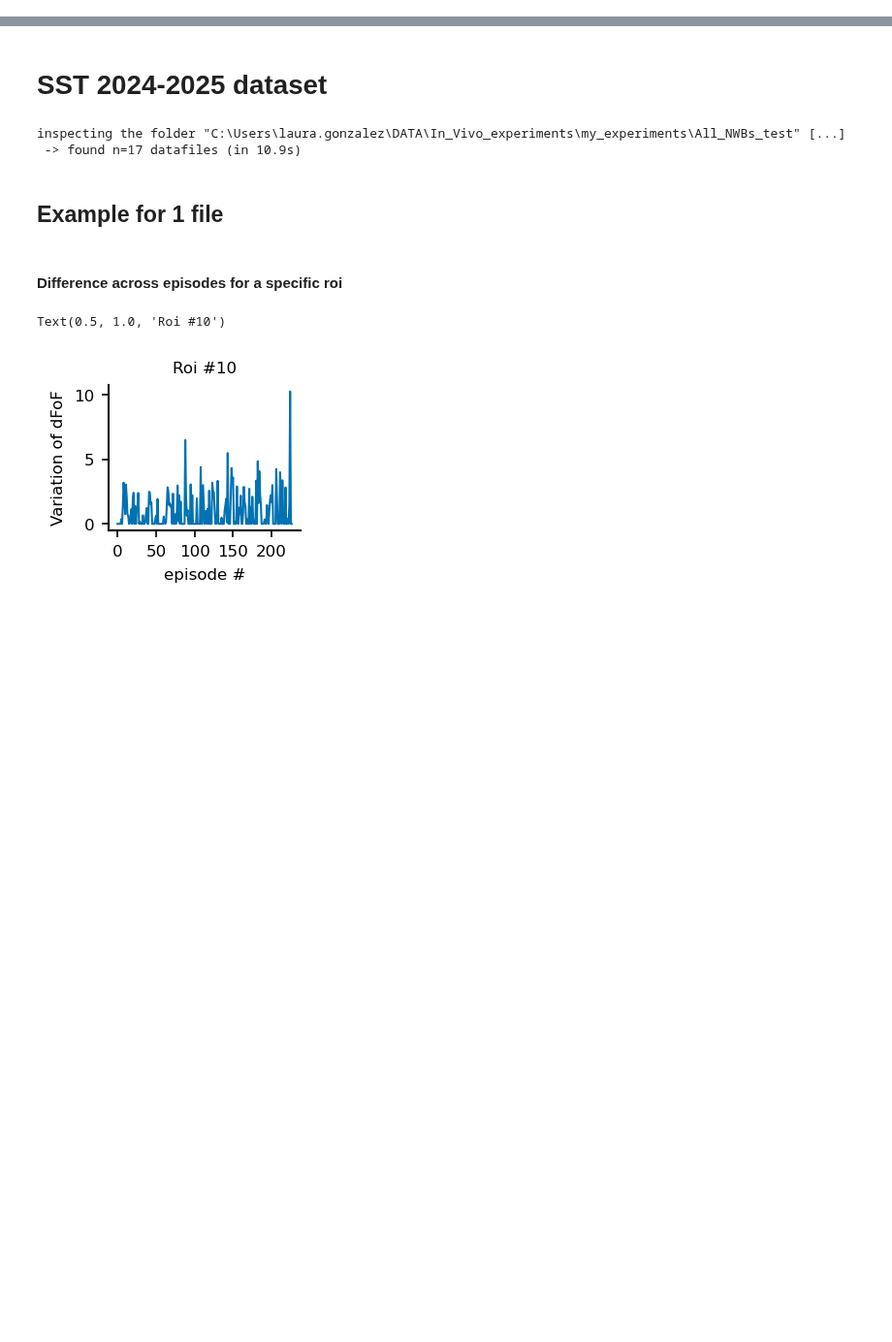
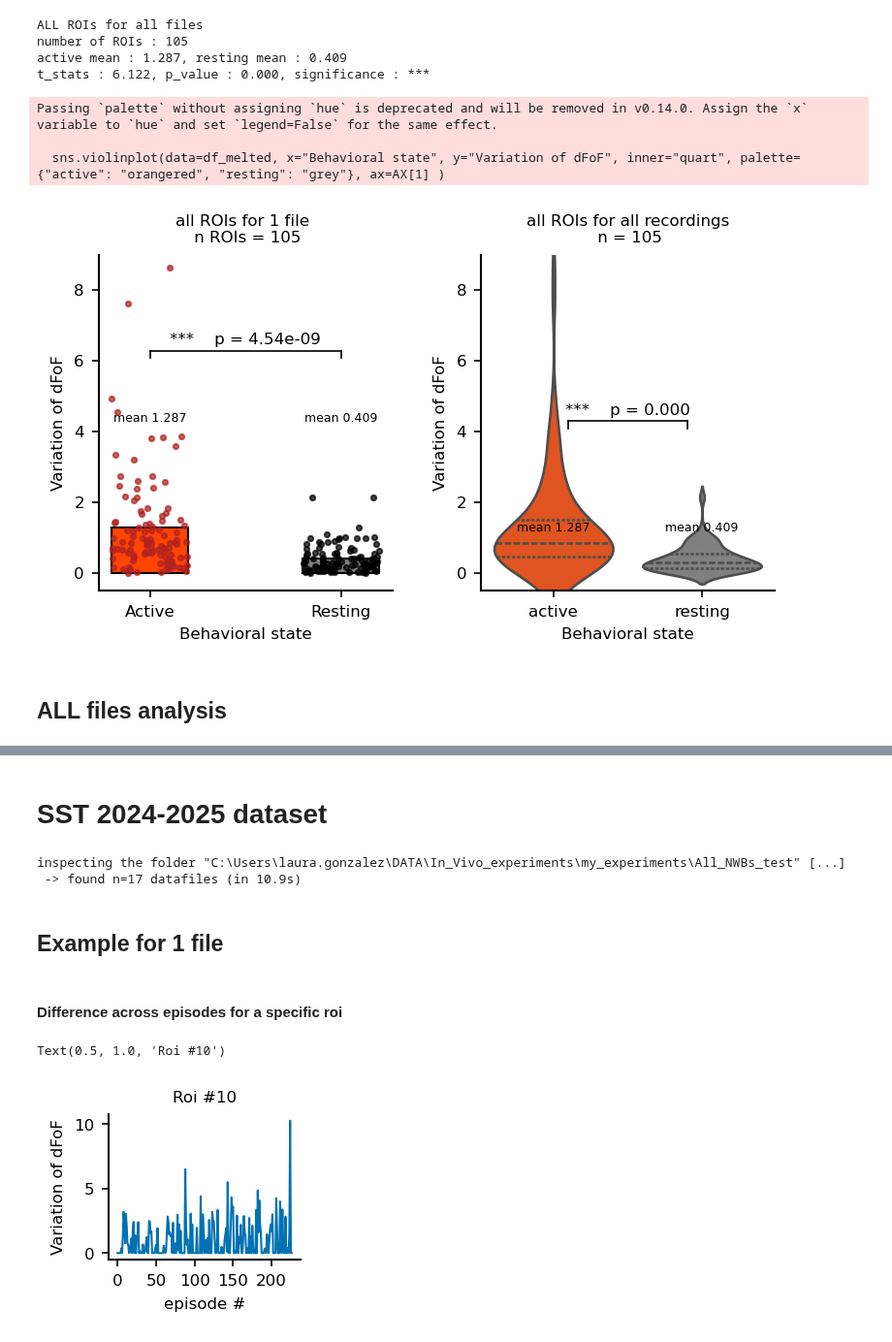
Before and after one commit to LauraGonzalez2000/physion, a Jupyter notebook: notebooks/personalized/variation_dFoF.ipynb, the cells around one changed output, grey strips where cells are left out. Shown at 97% size. Cells and saved outputs as stored; diff of their text form; code cells hidden in the pictures; blank space fills up the shorter version.

```diff
--- a/notebooks/personalized/variation_dFoF.ipynb
+++ b/notebooks/personalized/variation_dFoF.ipynb
@@ -36,0 +189,76 @@ def get_stats(all_diffs_act, all_diffs_rest):
+# %%
+
+cols = 2  # Number of columns per row
+rows = 1  # Compute the required number of rows
+#fig, AX = pt.figure(axes=(cols, rows), hspace=2, figsize=(2, 2))
+fig, AX = plt.subplots(rows, cols, figsize=(6, 3))
+fig.subplots_adjust(hspace=0.4, wspace=0.3)
+
+#############################################################################################################
+#barplot all rois for all recordings
+bar_width = 0.4
+x = np.arange(2)
+means = [np.nanmean(diffs_act), np.nanmean(diffs_rest)]
+AX[0].bar(x, means, width=bar_width, color=['orangered', 'grey'], edgecolor='black')
+jitter_strength = 0.2  # Adjust for more/less jitter
+x_act = np.full_like(diffs_act, x[0])
+x_act_jitter = x_act + np.random.uniform(-jitter_strength, jitter_strength, size=len(x_act))
+x_rest = np.full_like(diffs_act, x[1])
+x_rest_jitter = x_rest + np.random.uniform(-jitter_strength, jitter_strength, size=len(x_rest))
+AX[0].scatter(x_act_jitter, diffs_act, color='firebrick', zorder=4, label="Active", alpha=0.7)
+AX[0].scatter(x_rest_jitter, diffs_rest, color='black', zorder=4, label="Resting", alpha=0.7)
+AX[0].set_xticks(x, ['Active', 'Resting'])
+AX[0].set_xlabel("Behavioral state")
+AX[0].set_ylabel("Variation of dFoF")
+AX[0].set_title(f"all ROIs for 1 file \n n ROIs = {len(diffs_act)}")
+
+t_stats, p_val, significance = get_stats(diffs_act, diffs_rest)
+AX[0].plot([x[0], x[1]], [np.max([means[0], means[1]]) + 5] * 2, color='black', lw=0.8)  # Line above bars
+AX[0].plot([x[0], x[0]], [np.max([means[0], means[1]]) + 4.8, np.max([means[0], means[1]]) + 5] , color='black', lw=0.8)
+AX[0].plot([x[1], x[1]], [np.max([means[0], means[1]]) + 4.8, np.max([means[0], means[1]]) + 5] , color='black', lw=0.8)
+AX[0].text(np.mean(x), np.max([means[0], means[1]]) + 5.1, f"{significance}    p = {p_val:.3}", ha='center', va='bottom', fontsize=8)
+AX[0].set_ylim([-0.5,9])
+
+# Annotate each bar with its mean value
+for i in range(2):
+    AX[0].text(i, np.max(means) + 3, f'mean {means[i]:.3f}', ha='center', fontsize=6)
+
+
+#############################################################################################################
+#violing all rois for all recordings
+
+d = {'active': diffs_act, 'resting': diffs_rest}
+df = pd.DataFrame(data=d)
+df_melted = df.melt(var_name="Behavioral state", value_name="Variation of dFoF")
+sns.violinplot(data=df_melted, x="Behavioral state", y="Variation of dFoF", inner="quart", palette={"active": "orangered", "resting": "grey"}, ax=AX[1] )
+
+t_stats, p_val, significance = get_stats(diffs_act, diffs_rest)
+AX[1].plot([x[0]+0.1, x[1]-0.1], [np.max([means[0], means[1]]) + 3] * 2, color='black', lw=0.8)  # Line above bars
+AX[1].plot([x[0]+0.1, x[0]+0.1], [np.max([means[0], means[1]]) + 2.8, np.max([means[0], means[1]]) + 3] , color='black', lw=0.8)
+AX[1].plot([x[1]-0.1, x[1]-0.1], [np.max([means[0], means[1]]) + 2.8, np.max([means[0], means[1]]) + 3] , color='black', lw=0.8)
+AX[1].text(np.mean(x), np.max([means[0], means[1]]) + 3.1, f"{significance}    p = {p_val:.3f}", ha='center', va='bottom', fontsize=8)
+AX[1].set_title(f"all ROIs for all recordings\n n = {len(diffs_act)}")
+AX[1].set_ylim([-0.5,9])
+
+print("ALL ROIs for all files ")
+print("number of ROIs :", len(diffs_act))
+print(f"active mean : {means[0]:.3f}, resting mean : {means[1]:.3f}")
+print(f"t_stats : {t_stats:.3f}, p_value : {p_val:.3f}, significance : {significance}")
+
+# Calculate mean values for labels
+means_ = df_melted.groupby("Behavioral state")["Variation of dFoF"].mean()
+
+# Annotate each bar with its mean value
+for i, mean in enumerate(means_):
+    AX[1].text(i, np.max(means_)-0.1, f'mean {mean:.3f}', ha='center', fontsize=6)
+# %% [output]
+ALL ROIs for all files
+number of ROIs : 105
+active mean : 1.287, resting mean : 0.409
+t_stats : 6.122, p_value : 0.000, significance : ***
+Passing `palette` without assigning `hue` is deprecated and will be removed in v0.14.0. Assign the `x` variable to `hue` and set `legend=False` for the same effect.
+
+  sns.violinplot(data=df_melted, x="Behavioral state", y="Variation of dFoF", inner="quart", palette={"active": "orangered", "resting": "grey"}, ax=AX[1] )
+[figure, added]
+# %% [markdown]
+## ALL files analysis
```
Also changed, not shown: parts of 16 cells of this notebook, 7 other files.
